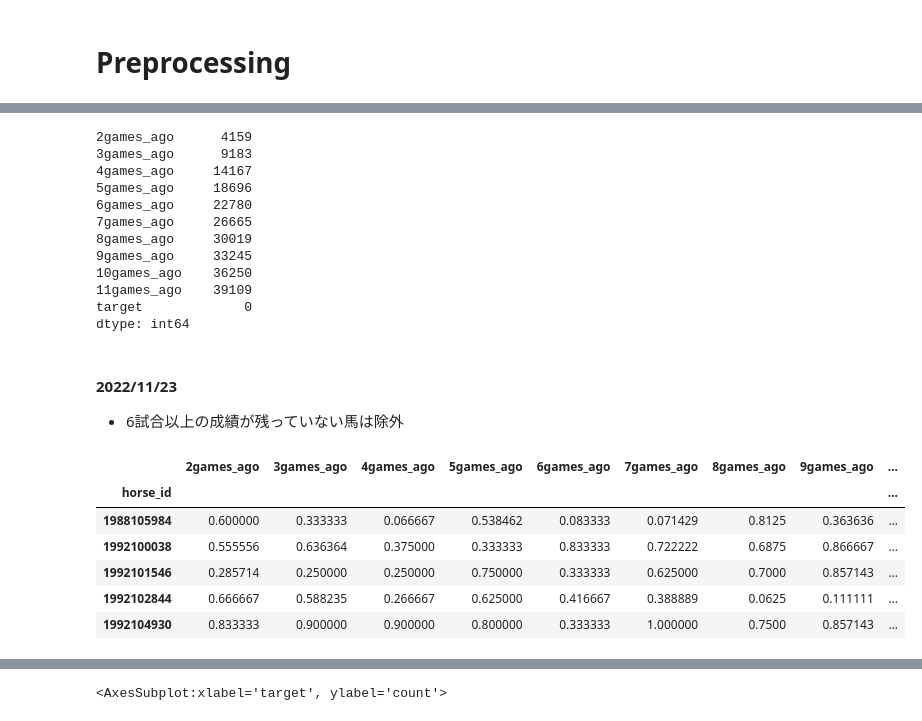
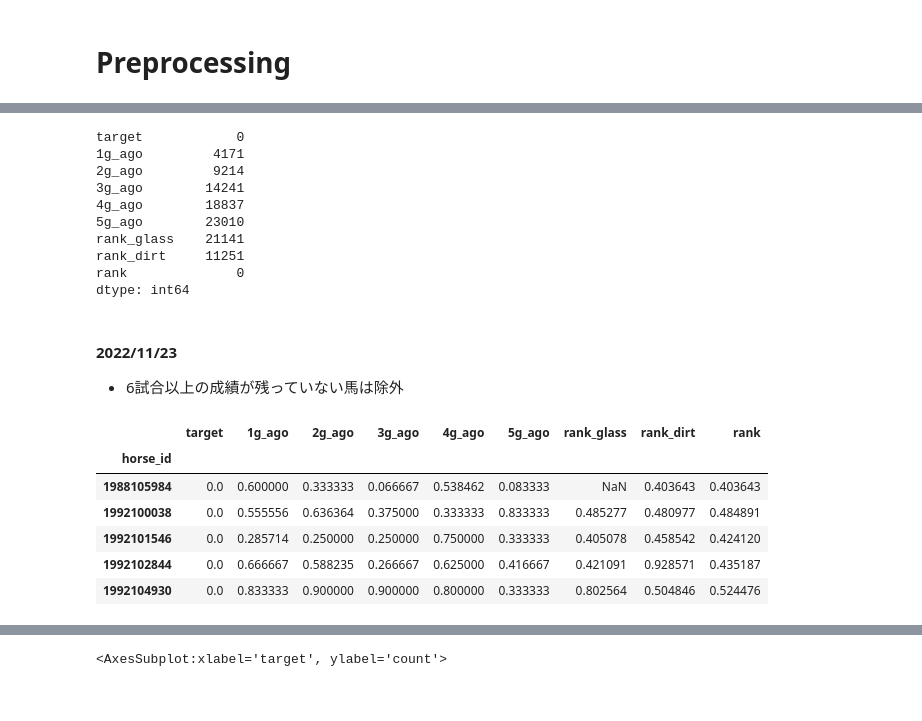
Before and after one commit to MampeiKasai/jra_ml, a Jupyter notebook: baseline_kasai.ipynb, the cells around one changed output, grey strips where cells are left out. Drawn from its saved outputs; the diff is of its cells as text; code cells hidden in the pictures.

```diff
--- a/baseline_kasai.ipynb
+++ b/baseline_kasai.ipynb
@@ -31,7 +31,7 @@ threshold_grid
 # %% [markdown]
 # Import data
 # %%
-target_file = './data/input/input.csv'
+target_file = './data/input/input_add_rank.csv'
 
 df_data = pd.read_csv(target_file)
 df_data = df_data.set_index(['horse_id'])
@@ -69,3 +59,0 @@ for c in df_data.columns:
-# %%
-df_data.columns = column
-df_data.head()
@@ -80,34 +60,32 @@ df_data.head()
 # %%
 df_data.isnull().sum()
 # %% [output]
-2games_ago      4159
-3games_ago      9183
-4games_ago     14167
-5games_ago     18696
-6games_ago     22780
-7games_ago     26665
-8games_ago     30019
-9games_ago     33245
-10games_ago    36250
-11games_ago    39109
-target             0
+target            0
+1g_ago         4171
+2g_ago         9214
+3g_ago        14241
+4g_ago        18837
+5g_ago        23010
+rank_glass    21141
+rank_dirt     11251
+rank              0
 dtype: int64
-# %% [markdown]
-#### 2022/11/23
-- 6試合以上の成績が残っていない馬は除外
+# %% [markdown]
+#### 2022/11/23
+- 6試合以上の成績が残っていない馬は除外
 # %%
-df_data = df_data[df_data['6games_ago'].notnull()]
-df_input.head()
+df_data = df_data[df_data['5g_ago'].notnull()]
+df_data.head()
 #df_input.head()
 #df_data.fillna(0.5, inplace=True)
 #df_temp.head()
 #df_data = df_data.dropna(subset=drop_list)
 #df_data = pd.concat([df_temp, df_data[['target']]], axis=1)
 # %% [output]
-|  | 2games_ago | 3games_ago | 4games_ago | 5games_ago | 6games_ago | 7games_ago | 8games_ago | 9games_ago | ... |
-| horse_id |  |  |  |  |  |  |  |  | ... |
-| 1988105984 | 0.600000 | 0.333333 | 0.066667 | 0.538462 | 0.083333 | 0.071429 | 0.8125 | 0.363636 | ... |
-| 1992100038 | 0.555556 | 0.636364 | 0.375000 | 0.333333 | 0.833333 | 0.722222 | 0.6875 | 0.866667 | ... |
-| 1992101546 | 0.285714 | 0.250000 | 0.250000 | 0.750000 | 0.333333 | 0.625000 | 0.7000 | 0.857143 | ... |
-| 1992102844 | 0.666667 | 0.588235 | 0.266667 | 0.625000 | 0.416667 | 0.388889 | 0.0625 | 0.111111 | ... |
-| 1992104930 | 0.833333 | 0.900000 | 0.900000 | 0.800000 | 0.333333 | 1.000000 | 0.7500 | 0.857143 | ... |
+|  | target | 1g_ago | 2g_ago | 3g_ago | 4g_ago | 5g_ago | rank_glass | rank_dirt | rank |
+| horse_id |  |  |  |  |  |  |  |  |  |
+| 1988105984 | 0.0 | 0.600000 | 0.333333 | 0.066667 | 0.538462 | 0.083333 | NaN | 0.403643 | 0.403643 |
+| 1992100038 | 0.0 | 0.555556 | 0.636364 | 0.375000 | 0.333333 | 0.833333 | 0.485277 | 0.480977 | 0.484891 |
+| 1992101546 | 0.0 | 0.285714 | 0.250000 | 0.250000 | 0.750000 | 0.333333 | 0.405078 | 0.458542 | 0.424120 |
+| 1992102844 | 0.0 | 0.666667 | 0.588235 | 0.266667 | 0.625000 | 0.416667 | 0.421091 | 0.928571 | 0.435187 |
+| 1992104930 | 0.0 | 0.833333 | 0.900000 | 0.900000 | 0.800000 | 0.333333 | 0.802564 | 0.504846 | 0.524476 |
```
Also changed, not shown: parts of 25 cells of this notebook, 2 other files.
